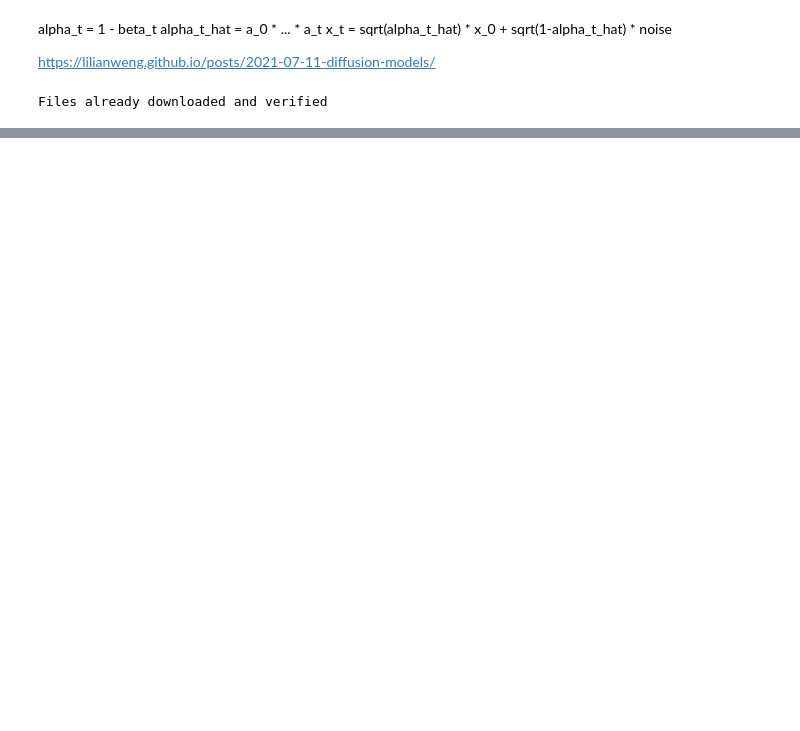
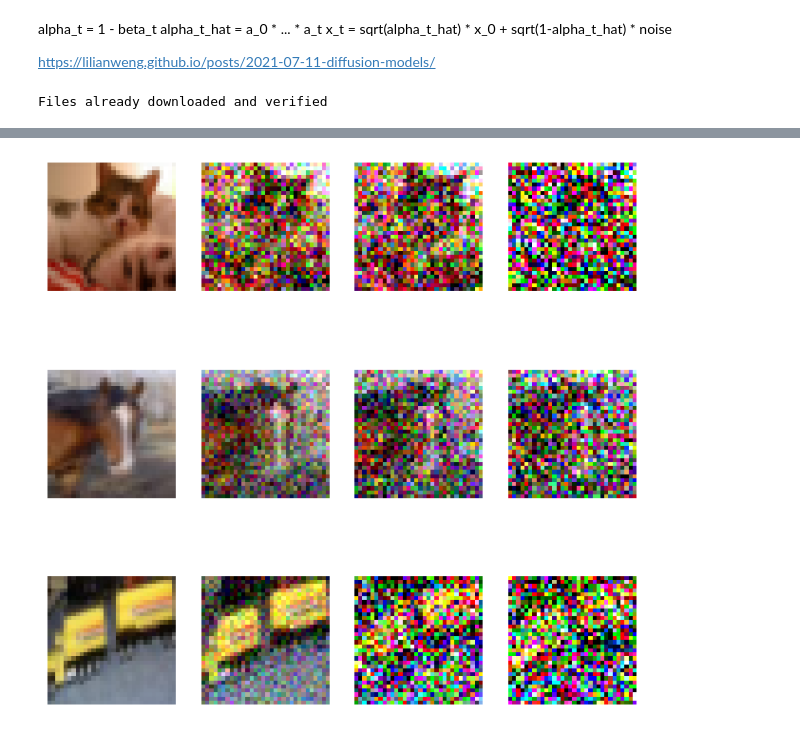
Before and after one commit to patrick-lindemann/ddpm, a Jupyter notebook: scheduler-test.ipynb, the cells around one changed output, grey strips where cells are left out. Drawn from its saved outputs; the diff is of its cells as text; code cells hidden in the pictures; blank space fills up the shorter version.

Commit message:
added plots

```diff
--- a/scheduler-test.ipynb
+++ b/scheduler-test.ipynb
@@ -127,3 +140,39 @@ plt.imshow(undo_transform_pipelines(images[0]))
+# %%
+def display_noisy_images(img, nrow=3):
+    _, ax = plt.subplots(nrow, 4, figsize=(8, 8))
+
+    for j in range(nrow):
+        images_to_display = img[j].permute(1, 2, 0)
+        images_to_display = images_to_display / 2 + 0.5  # unnormalize
+
+        # Display the original image without noise
+        ax[j, 0].imshow(images_to_display)
+        ax[j, 0].axis('off')
+
+        # List to store tuples (noisy_image, noise_level)
+        noisy_images = []
+
+        for i in range(1, 4):
+            t = torch.randint(0, TIME_STEPS, (BATCH_SIZE,)).long()
+            noisy_image, _ = noise_scheduler(images_to_display, t=t, betas=BETAS, device=device)
+
+            # Keep track of respective noise level
+            noise_level = BETAS[t[0]].item()
+            noisy_images.append((noisy_image[0], noise_level))
+
+        # Sort the list based on noise level
+        noisy_images.sort(key=lambda x: x[1])
+
+        # Display the noisy images
+        for i, (noisy_image, noise_level) in enumerate(noisy_images, start=1):
+            ax[j, i].imshow(torch.clamp(noisy_image, 0.0, 1.0))
+            ax[j, i].axis('off')
+
+    plt.show()
+
+display_noisy_images(images, nrow=3)
+# %% [output]
+[figure, added]
 # %%
 # SINGLE IMAGE TRAINING
 img = images[0]
```
Also changed, not shown: parts of 5 cells of this notebook.
